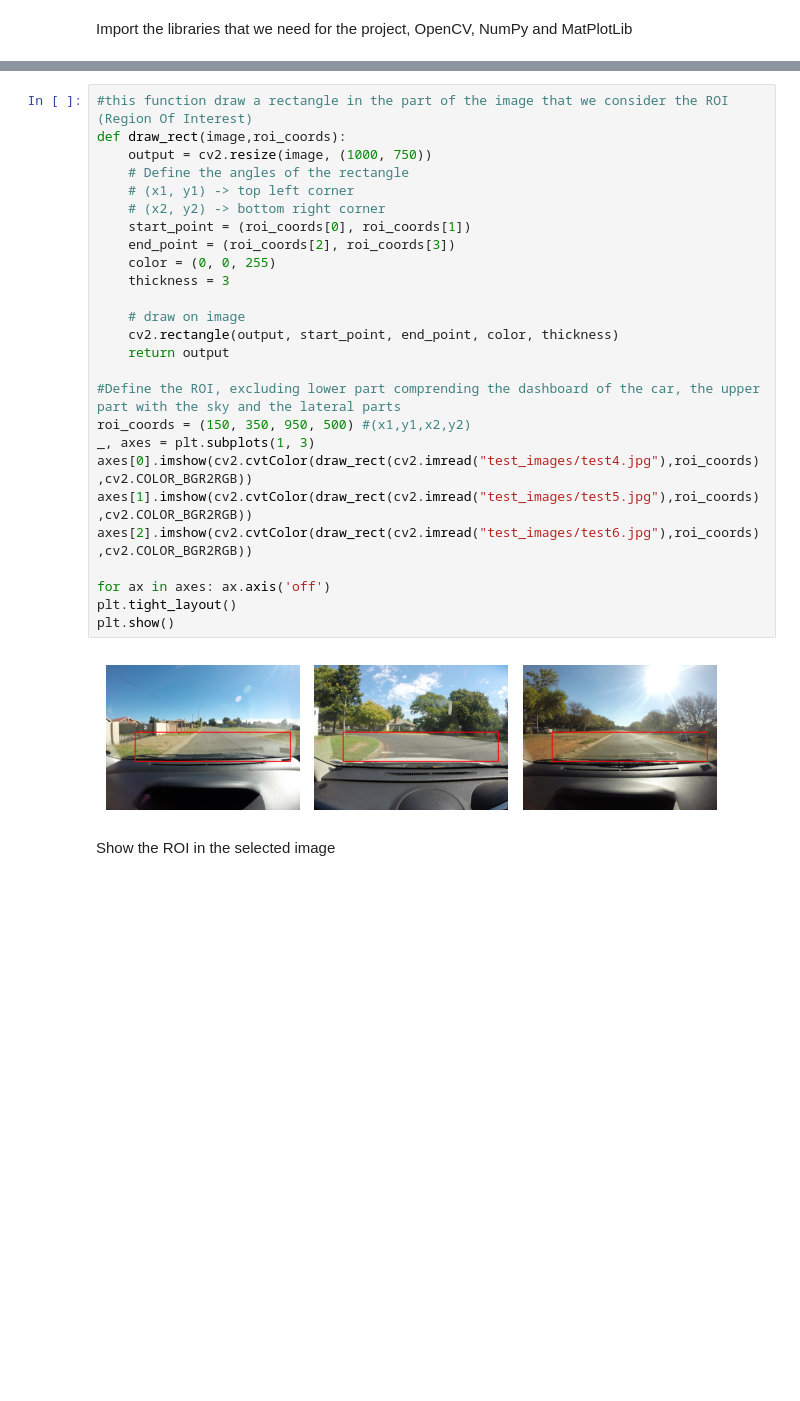
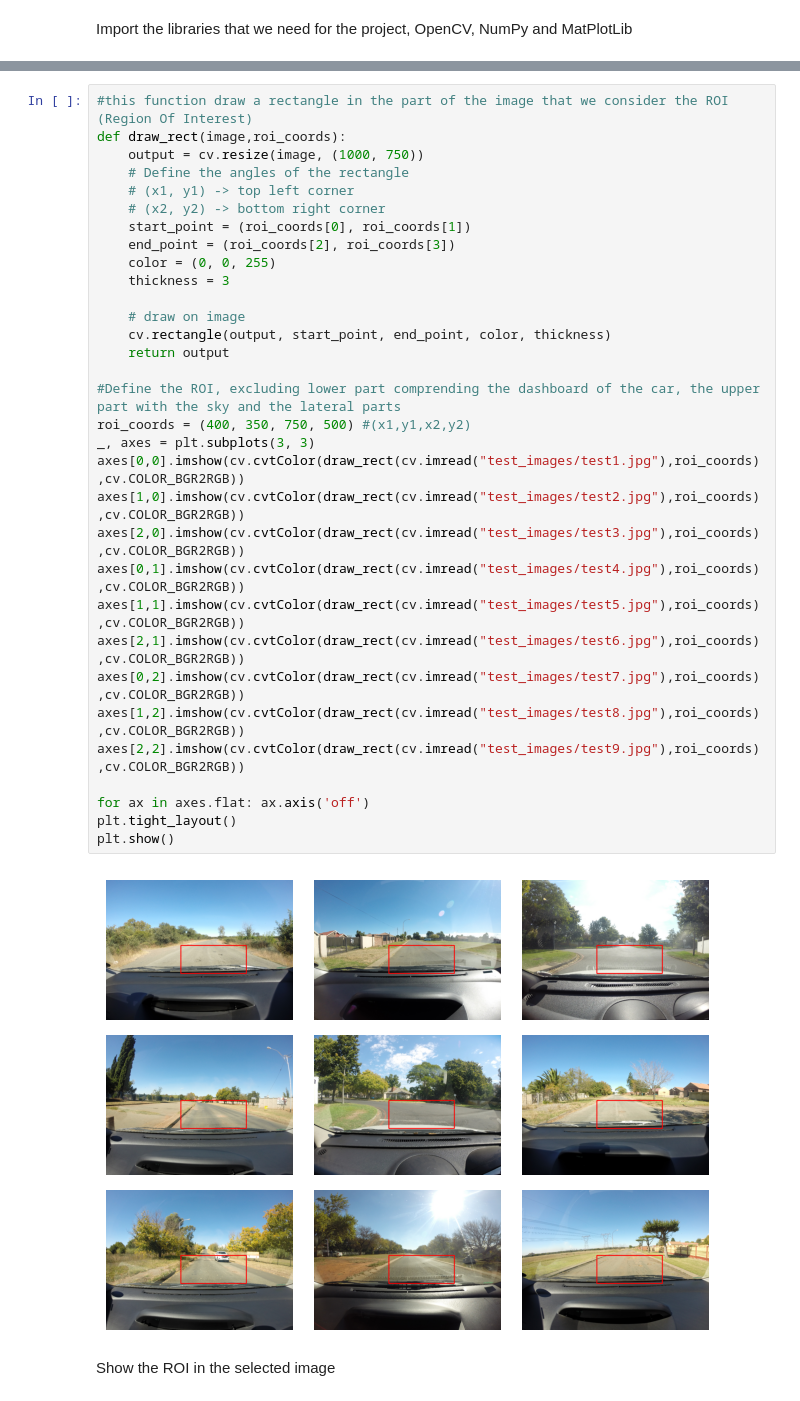
Before and after one commit to christiandalfarra/SIVProject, a Jupyter notebook: project_notebook.ipynb, the cells around one changed output, grey strips where cells are left out. Cells and saved outputs as stored; diff of their text form; blank space fills up the shorter version.

```diff
--- a/project_notebook.ipynb
+++ b/project_notebook.ipynb
@@ -7,31 +7,37 @@ import matplotlib.pyplot as plt
 # %%
 #this function draw a rectangle in the part of the image that we consider the ROI (Region Of Interest)
 def draw_rect(image,roi_coords):
-    output = cv2.resize(image, (1000, 750))
+    output = cv.resize(image, (1000, 750))
     # Define the angles of the rectangle
     # (x1, y1) -> top left corner
     # (x2, y2) -> bottom right corner
     start_point = (roi_coords[0], roi_coords[1])
     end_point = (roi_coords[2], roi_coords[3])
     color = (0, 0, 255)
     thickness = 3
 
     # draw on image
-    cv2.rectangle(output, start_point, end_point, color, thickness)
+    cv.rectangle(output, start_point, end_point, color, thickness)
     return output
 
 #Define the ROI, excluding lower part comprending the dashboard of the car, the upper part with the sky and the lateral parts
-roi_coords = (150, 350, 950, 500) #(x1,y1,x2,y2)
-_, axes = plt.subplots(1, 3)
-axes[0].imshow(cv2.cvtColor(draw_rect(cv2.imread("test_images/test4.jpg"),roi_coords),cv2.COLOR_BGR2RGB))
-axes[1].imshow(cv2.cvtColor(draw_rect(cv2.imread("test_images/test5.jpg"),roi_coords),cv2.COLOR_BGR2RGB))
-axes[2].imshow(cv2.cvtColor(draw_rect(cv2.imread("test_images/test6.jpg"),roi_coords),cv2.COLOR_BGR2RGB))
+roi_coords = (400, 350, 750, 500) #(x1,y1,x2,y2)
+_, axes = plt.subplots(3, 3)
+axes[0,0].imshow(cv.cvtColor(draw_rect(cv.imread("test_images/test1.jpg"),roi_coords),cv.COLOR_BGR2RGB))
+axes[1,0].imshow(cv.cvtColor(draw_rect(cv.imread("test_images/test2.jpg"),roi_coords),cv.COLOR_BGR2RGB))
+axes[2,0].imshow(cv.cvtColor(draw_rect(cv.imread("test_images/test3.jpg"),roi_coords),cv.COLOR_BGR2RGB))
+axes[0,1].imshow(cv.cvtColor(draw_rect(cv.imread("test_images/test4.jpg"),roi_coords),cv.COLOR_BGR2RGB))
+axes[1,1].imshow(cv.cvtColor(draw_rect(cv.imread("test_images/test5.jpg"),roi_coords),cv.COLOR_BGR2RGB))
+axes[2,1].imshow(cv.cvtColor(draw_rect(cv.imread("test_images/test6.jpg"),roi_coords),cv.COLOR_BGR2RGB))
+axes[0,2].imshow(cv.cvtColor(draw_rect(cv.imread("test_images/test7.jpg"),roi_coords),cv.COLOR_BGR2RGB))
+axes[1,2].imshow(cv.cvtColor(draw_rect(cv.imread("test_images/test8.jpg"),roi_coords),cv.COLOR_BGR2RGB))
+axes[2,2].imshow(cv.cvtColor(draw_rect(cv.imread("test_images/test9.jpg"),roi_coords),cv.COLOR_BGR2RGB))
 
-for ax in axes: ax.axis('off')
+for ax in axes.flat: ax.axis('off')
 plt.tight_layout()
 plt.show()
 # %% [output]
-[figure, old version]
+[figure, new version]
 # %% [markdown]
 Show the ROI in the selected image
 # %%
```
Also changed, not shown: parts of 7 cells of this notebook, 2 other files.
